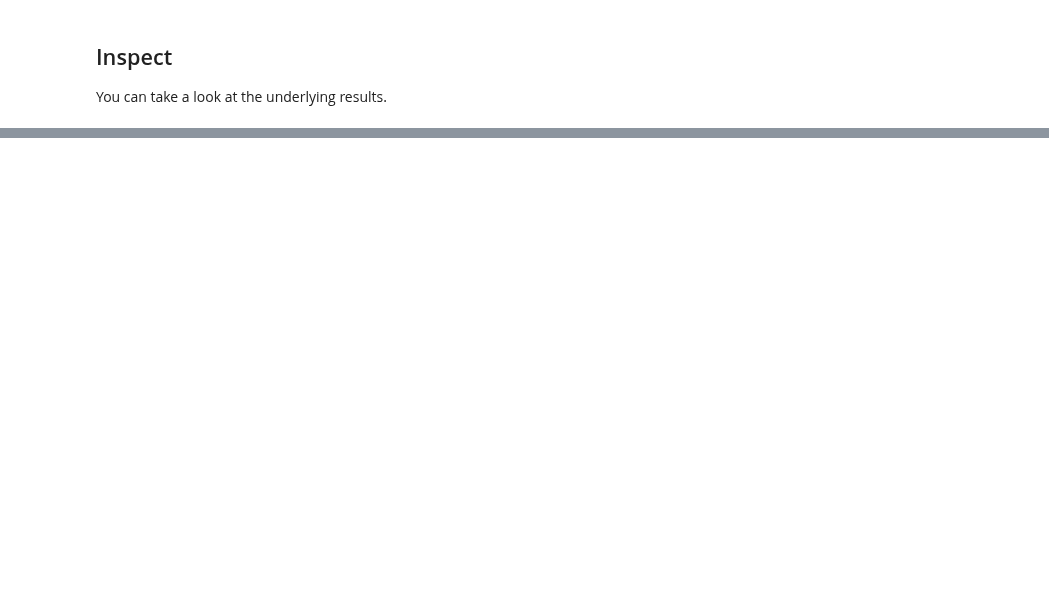
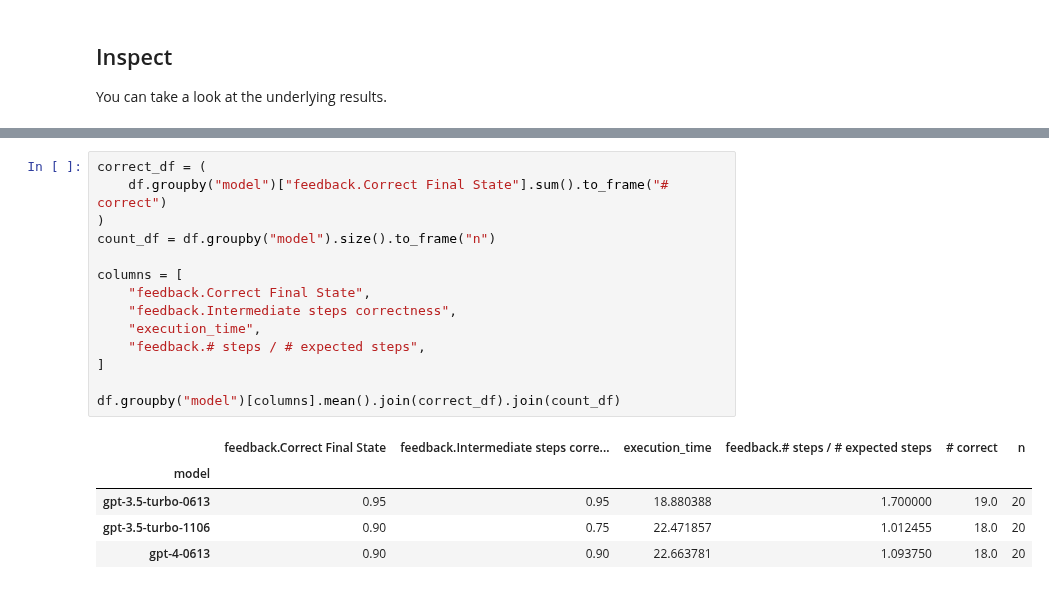
Before and after one commit to langchain-ai/langchain-benchmarks, a Jupyter notebook: docs/source/notebooks/tool_usage/typewriter_1.ipynb, the cells around one changed output, grey strips where cells are left out. Drawn from its saved outputs; the diff is of its cells as text; blank space fills up the shorter version.

```diff
--- a/docs/source/notebooks/tool_usage/typewriter_1.ipynb
+++ b/docs/source/notebooks/tool_usage/typewriter_1.ipynb
@@ -147,0 +176,20 @@ df.head()
+# %%
+correct_df = (
+    df.groupby("model")["feedback.Correct Final State"].sum().to_frame("# correct")
+)
+count_df = df.groupby("model").size().to_frame("n")
+
+columns = [
+    "feedback.Correct Final State",
+    "feedback.Intermediate steps correctness",
+    "execution_time",
+    "feedback.# steps / # expected steps",
+]
+
+df.groupby("model")[columns].mean().join(correct_df).join(count_df)
+# %% [output]
+|  | feedback.Correct Final State | feedback.Intermediate steps corre... | execution_time | feedback.# steps / # expected steps | # correct | n |
+| model |  |  |  |  |  |  |
+| gpt-3.5-turbo-0613 | 0.95 | 0.95 | 18.880388 | 1.700000 | 19.0 | 20 |
+| gpt-3.5-turbo-1106 | 0.90 | 0.75 | 22.471857 | 1.012455 | 18.0 | 20 |
+| gpt-4-0613 | 0.90 | 0.90 | 22.663781 | 1.093750 | 18.0 | 20 |
```
Also changed, not shown: parts of 13 cells of this notebook, 8 other files.
